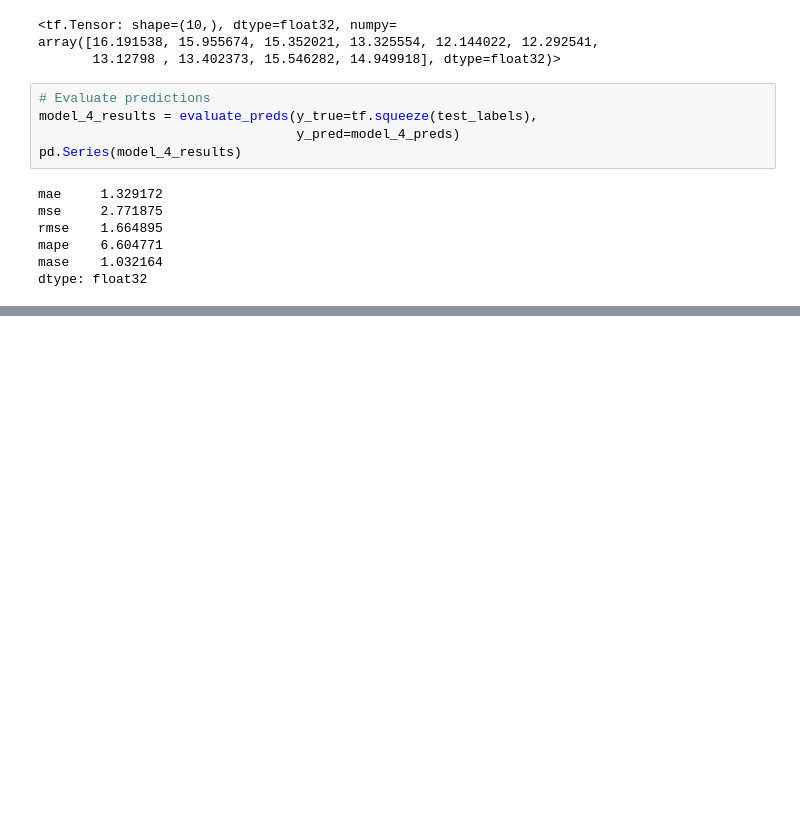
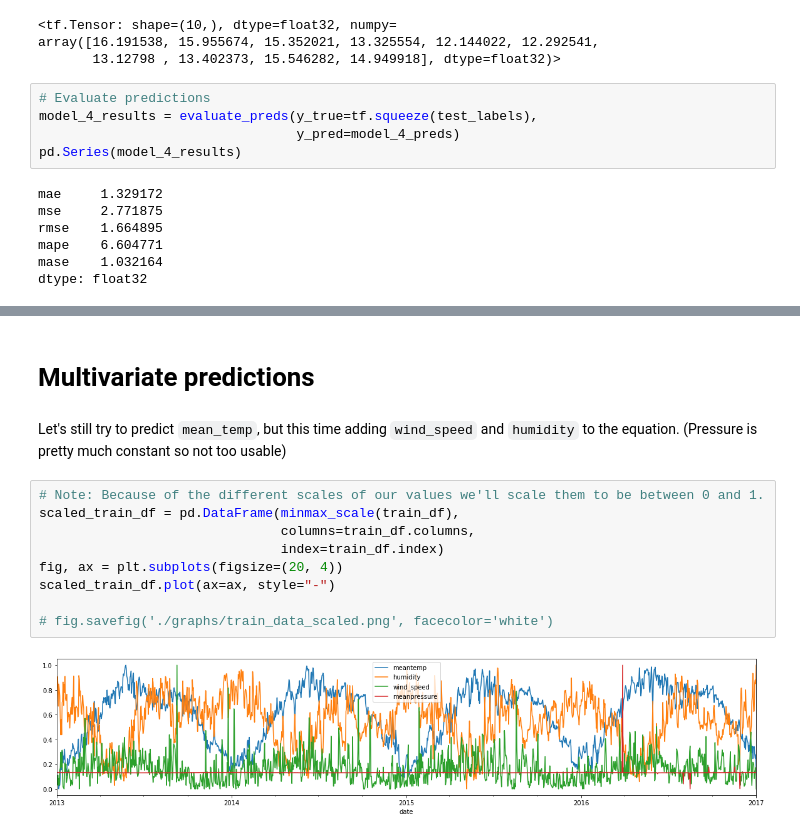
Before and after one commit to alexandre-pinon/voltron, a Jupyter notebook: src/ai/bootstrap.ipynb, the cells around one changed output, grey strips where cells are left out. Drawn from its saved outputs; the diff is of its cells as text; blank space fills up the shorter version.

```diff
--- a/src/ai/bootstrap.ipynb
+++ b/src/ai/bootstrap.ipynb
@@ -955,0 +1078,15 @@ dtype: float32
+# %% [markdown]
+# Multivariate predictions
+# %% [markdown]
+Let's still try to predict `mean_temp`, but this time adding `wind_speed` and `humidity` to the equation. (Pressure is pretty much constant so not too usable)
+# %%
+# Note: Because of the different scales of our values we'll scale them to be between 0 and 1.
+scaled_train_df = pd.DataFrame(minmax_scale(train_df),
+                               columns=train_df.columns,
+                               index=train_df.index)
+fig, ax = plt.subplots(figsize=(20, 4))
+scaled_train_df.plot(ax=ax, style="-")
+
+# fig.savefig('./graphs/train_data_scaled.png', facecolor='white')
+# %% [output]
+[figure, added]
```
Also changed, not shown: parts of 18 cells of this notebook, 4 other files.
